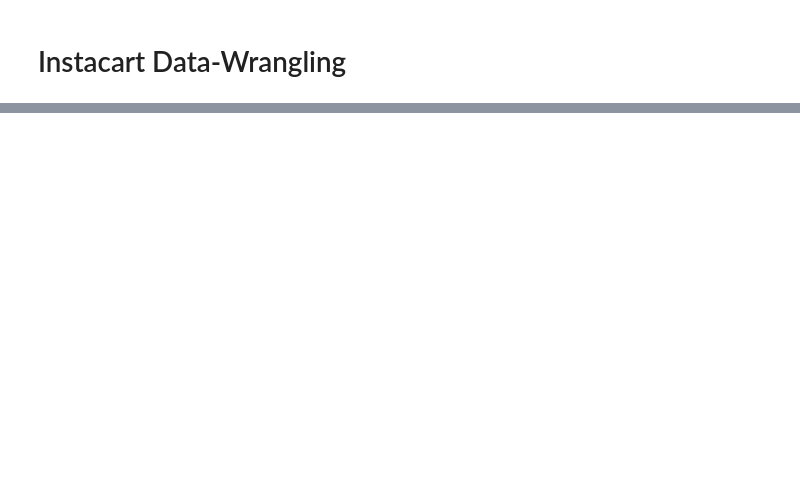
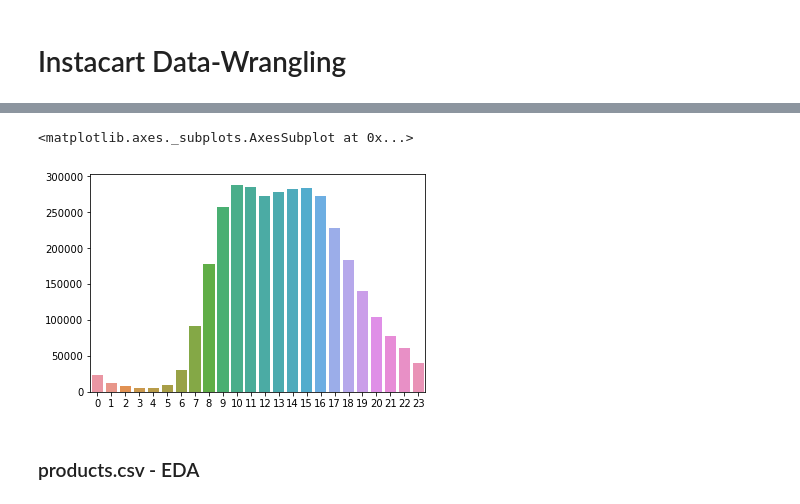
Before and after one commit to zkneupper/Instacart-Prediction-Capstone, a Jupyter notebook: notebooks/Data-Wrangling.ipynb, the cells around one changed output, grey strips where cells are left out. Cells and saved outputs as stored; diff of their text form; code cells hidden in the pictures; blank space fills up the shorter version.

```diff
--- a/notebooks/Data-Wrangling.ipynb
+++ b/notebooks/Data-Wrangling.ipynb
@@ -242,0 +88,16 @@ df.head(1)
+# %%
+def create_df(file_index_number=0,
+              file_list=raw_data_files,
+              file_dir=raw_data_dir):
+    """
+    Function to create a DataFrame given an
+    index number of the file list (raw_data_files)
+    """
+
+    # Set path
+    file_dir = os.path.join(file_dir, file_list[file_index_number])
+
+    # Create DataFrame from path
+    df_f = pd.read_csv(file_dir)
+
+    return df_f
@@ -242,0 +603,4 @@ df.head(1)
+# %%
+file_n = 4
+preview_df(file_n)
+df_n = create_df(file_n)
@@ -242,0 +634,10 @@ df.head(1)
+# %%
+ohodvc = df_n.order_hour_of_day.value_counts()
+ohodvc.sort_index(inplace=True)
+
+sns.barplot(x=ohodvc.index.values, y=ohodvc.values)
+# %% [output]
+<matplotlib.axes._subplots.AxesSubplot at 0x...>
+[figure, added]
+# %% [markdown]
+### products.csv - EDA
```
Also changed, not shown: parts of 76 cells of this notebook, 7 other files.
